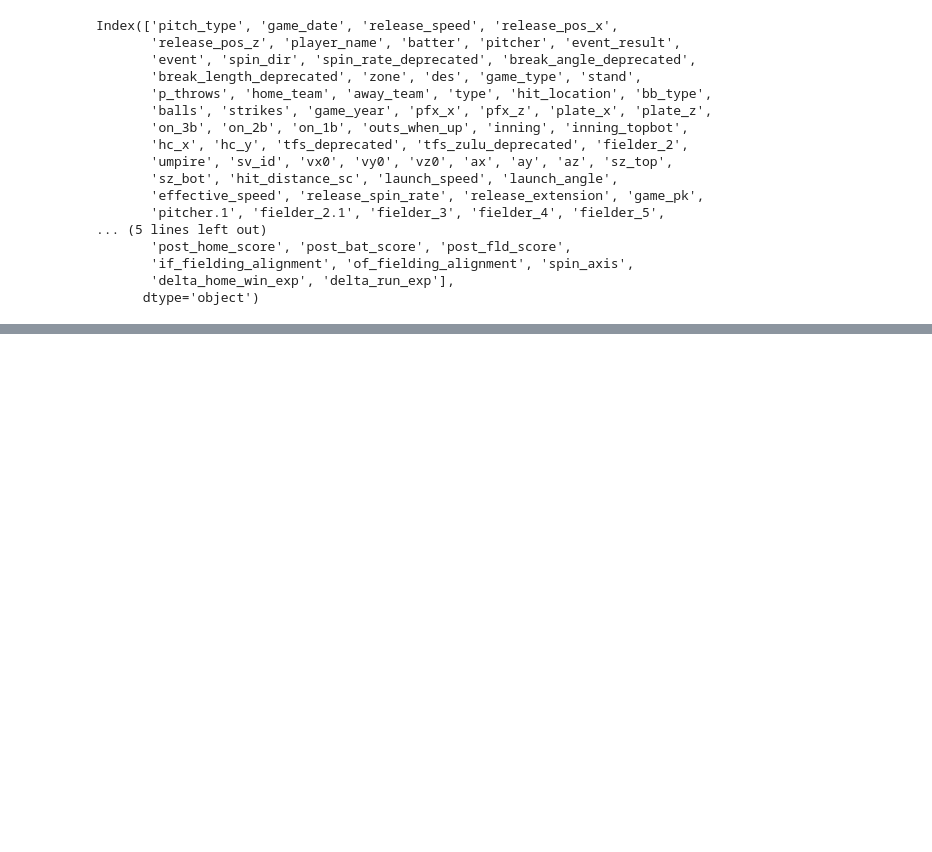
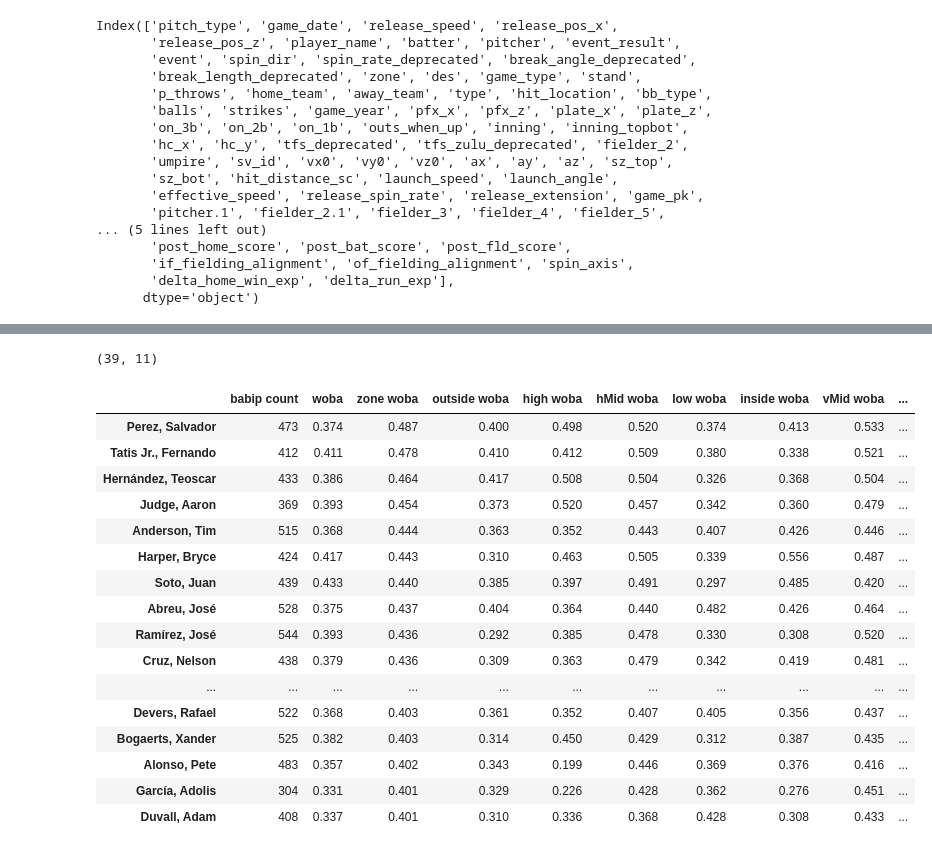
Before and after one commit to jhowenstein/statcast-batter-analysis, a Jupyter notebook: Batter Production.ipynb, the cells around one changed output, grey strips where cells are left out. Drawn from its saved outputs; the diff is of its cells as text; code cells hidden in the pictures; blank space fills up the shorter version.

```diff
--- a/Batter Production.ipynb
+++ b/Batter Production.ipynb
@@ -226,2 +164,4 @@ incorrect_outside_df = merged_df[(merged_df['isCorrectDecision']==False) & (merg
 # %%
-incorrect_df.shape
+sub_results_df.shape
+# %% [output]
+(39, 11)
@@ -301,0 +168,20 @@ plt.show()
+# %%
+sub_results_df
+# %% [output]
+|  | babip count | woba | zone woba | outside woba | high woba | hMid woba | low woba | inside woba | vMid woba | ... |
+| Perez, Salvador | 473 | 0.374 | 0.487 | 0.400 | 0.498 | 0.520 | 0.374 | 0.413 | 0.533 | ... |
+| Tatis Jr., Fernando | 412 | 0.411 | 0.478 | 0.410 | 0.412 | 0.509 | 0.380 | 0.338 | 0.521 | ... |
+| Hernández, Teoscar | 433 | 0.386 | 0.464 | 0.417 | 0.508 | 0.504 | 0.326 | 0.368 | 0.504 | ... |
+| Judge, Aaron | 369 | 0.393 | 0.454 | 0.373 | 0.520 | 0.457 | 0.342 | 0.360 | 0.479 | ... |
+| Anderson, Tim | 515 | 0.368 | 0.444 | 0.363 | 0.352 | 0.443 | 0.407 | 0.426 | 0.446 | ... |
+| Harper, Bryce | 424 | 0.417 | 0.443 | 0.310 | 0.463 | 0.505 | 0.339 | 0.556 | 0.487 | ... |
+| Soto, Juan | 439 | 0.433 | 0.440 | 0.385 | 0.397 | 0.491 | 0.297 | 0.485 | 0.420 | ... |
+| Abreu, José | 528 | 0.375 | 0.437 | 0.404 | 0.364 | 0.440 | 0.482 | 0.426 | 0.464 | ... |
+| Ramírez, José | 544 | 0.393 | 0.436 | 0.292 | 0.385 | 0.478 | 0.330 | 0.308 | 0.520 | ... |
+| Cruz, Nelson | 438 | 0.379 | 0.436 | 0.309 | 0.363 | 0.479 | 0.342 | 0.419 | 0.481 | ... |
+| ... | ... | ... | ... | ... | ... | ... | ... | ... | ... | ... |
+| Devers, Rafael | 522 | 0.368 | 0.403 | 0.361 | 0.352 | 0.407 | 0.405 | 0.356 | 0.437 | ... |
+| Bogaerts, Xander | 525 | 0.382 | 0.403 | 0.314 | 0.450 | 0.429 | 0.312 | 0.387 | 0.435 | ... |
+| Alonso, Pete | 483 | 0.357 | 0.402 | 0.343 | 0.199 | 0.446 | 0.369 | 0.376 | 0.416 | ... |
+| García, Adolis | 304 | 0.331 | 0.401 | 0.329 | 0.226 | 0.428 | 0.362 | 0.276 | 0.451 | ... |
+| Duvall, Adam | 408 | 0.337 | 0.401 | 0.310 | 0.336 | 0.368 | 0.428 | 0.308 | 0.433 | ... |
```
Also changed, not shown: parts of 31 cells of this notebook, 1 other file.
